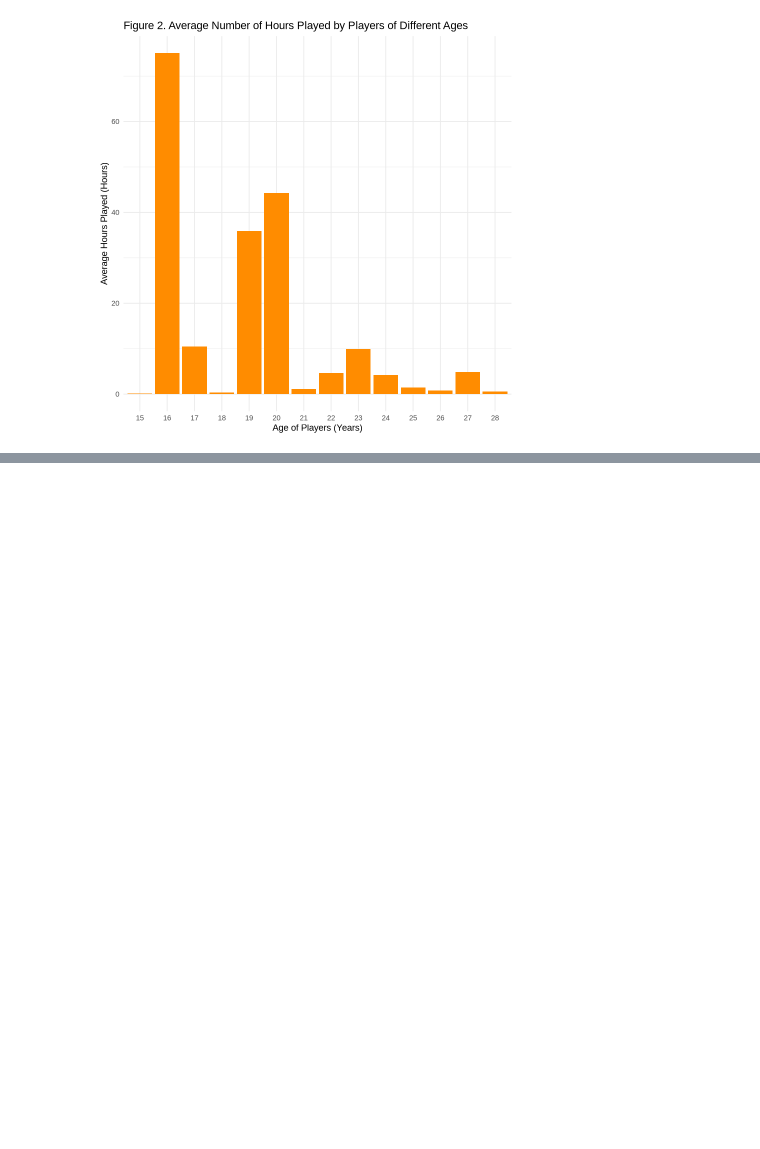
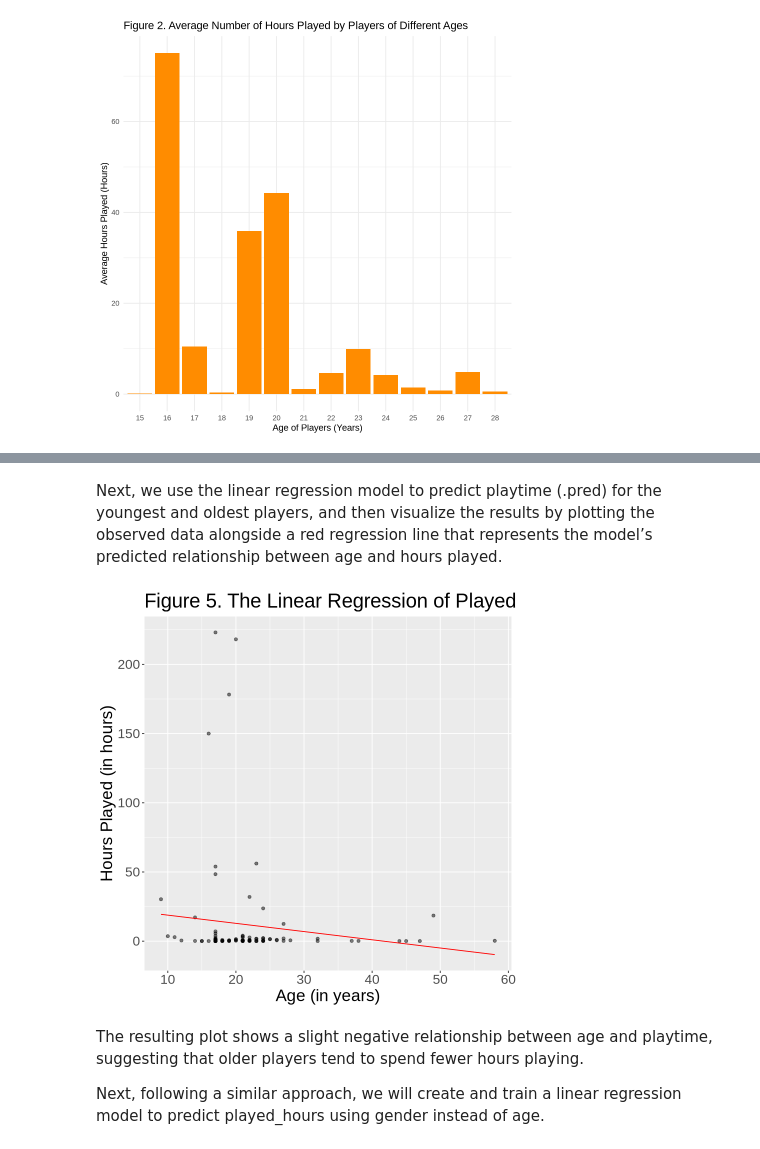
Before and after one commit to Sachi-F/dsci100_group3, a Jupyter notebook: project.ipynb, the cells around one changed output, grey strips where cells are left out. Cells and saved outputs as stored; diff of their text form; code cells hidden in the pictures; blank space fills up the shorter version.

```diff
--- a/project.ipynb
+++ b/project.ipynb
@@ -252,0 +246,12 @@ A tibble: 28 × 6
+# %%
+player_age_minimum <- player_filtered |>
+    select(Age) |>
+    min()
+
+player_age_maximum <- player_filtered |>
+    select(Age) |>
+    max()
+
+played_hours_prediction <- tibble(Age = c(player_age_minimum, player_age_maximum))
+
+played_hours_prediction
@@ -252,0 +264,22 @@ A tibble: 28 × 6
+# %% [markdown]
+Next, we use the linear regression model to predict playtime (.pred) for the youngest and oldest players, and then visualize the results by plotting the observed data alongside a red regression line that represents the model’s predicted relationship between age and hours played.
+# %%
+player_predictions <- predict(players_fit, played_hours_prediction) |>
+    bind_cols(played_hours_prediction)
+
+age_plot <- ggplot(player_filtered, aes(x = Age, y = played_hours)) +
+    geom_point(alpha = 0.5) +
+    geom_line(data = player_predictions,
+              mapping = aes(x = Age, y = .pred),
+              color = "red") +
+    xlab("Age (in years)") +
+    ylab("Hours Played (in hours)") +
+    ggtitle("Figure 5. The Linear Regression of Played Hours and Age") +
+    theme(text = element_text(size = 20))
+age_plot
+# %% [output]
+[figure, added]
+# %% [markdown]
+The resulting plot shows a slight negative relationship between age and playtime, suggesting that older players tend to spend fewer hours playing.
+
+Next, following a similar approach, we will create and train a linear regression model to predict played_hours using gender instead of age.
```
Also changed, not shown: parts of 25 cells of this notebook.
